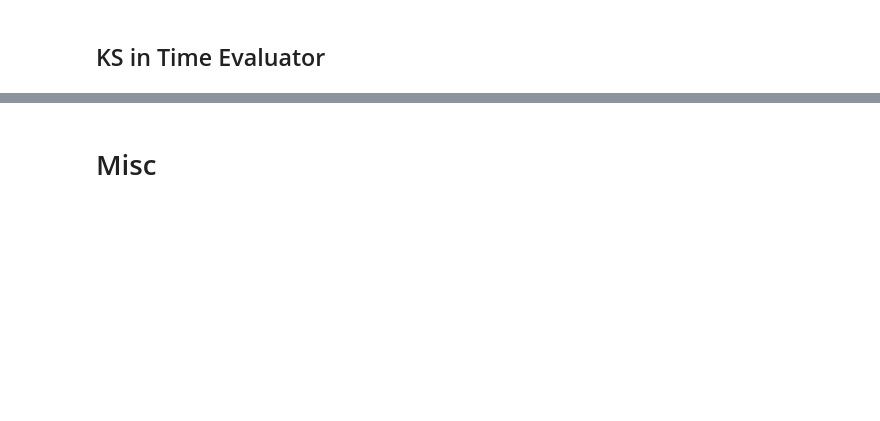
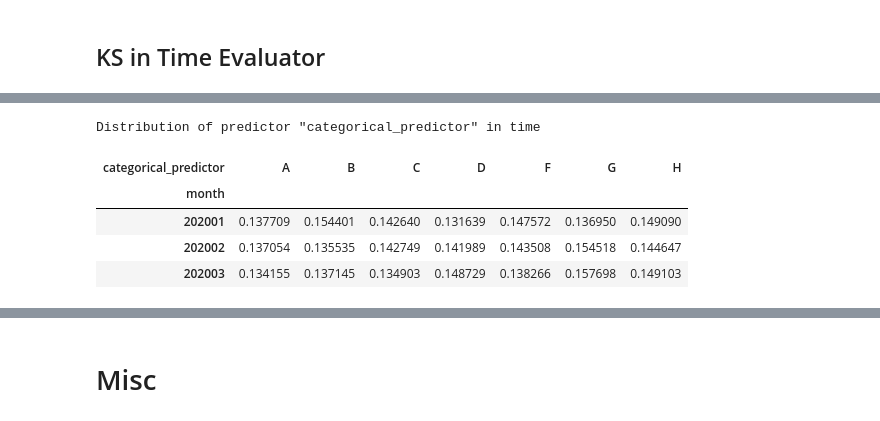
Before and after one commit to Vrboska/mofr, a Jupyter notebook: Testing.ipynb, the cells around one changed output, grey strips where cells are left out. Cells and saved outputs as stored; diff of their text form; code cells hidden in the pictures; blank space fills up the shorter version.

```diff
--- a/Testing.ipynb
+++ b/Testing.ipynb
@@ -443,0 +455,10 @@ KS on target "target"
+# %%
+sitcae.get_table()
+sitcae.table
+# %% [output]
+Distribution of predictor "categorical_predictor" in time
+| categorical_predictor | A | B | C | D | F | G | H |
+| month |  |  |  |  |  |  |  |
+| 202001 | 0.137709 | 0.154401 | 0.142640 | 0.131639 | 0.147572 | 0.136950 | 0.149090 |
+| 202002 | 0.137054 | 0.135535 | 0.142749 | 0.141989 | 0.143508 | 0.154518 | 0.144647 |
+| 202003 | 0.134155 | 0.137145 | 0.134903 | 0.148729 | 0.138266 | 0.157698 | 0.149103 |
```
Also changed, not shown: parts of 38 cells of this notebook, 8 other files.
